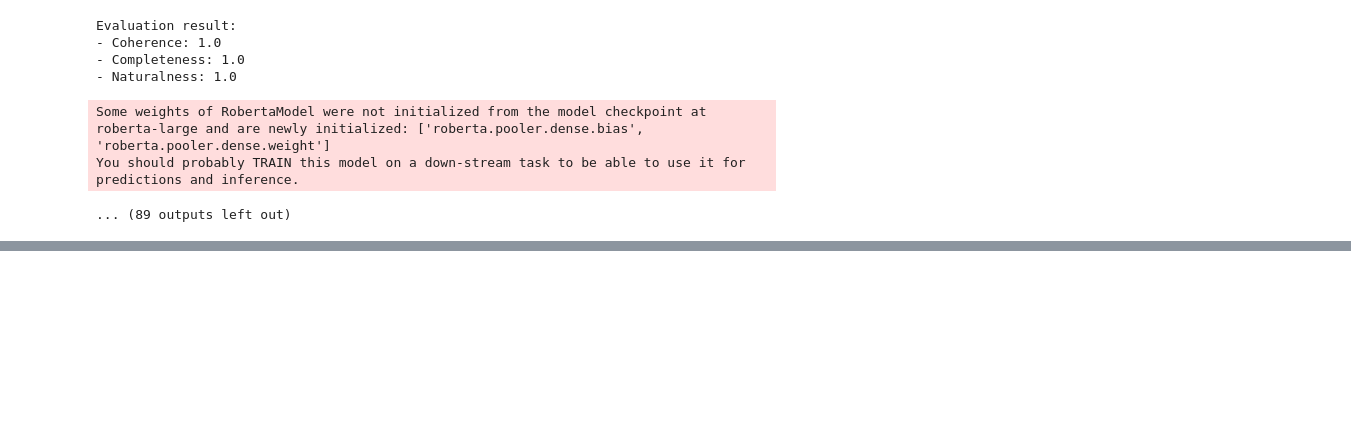
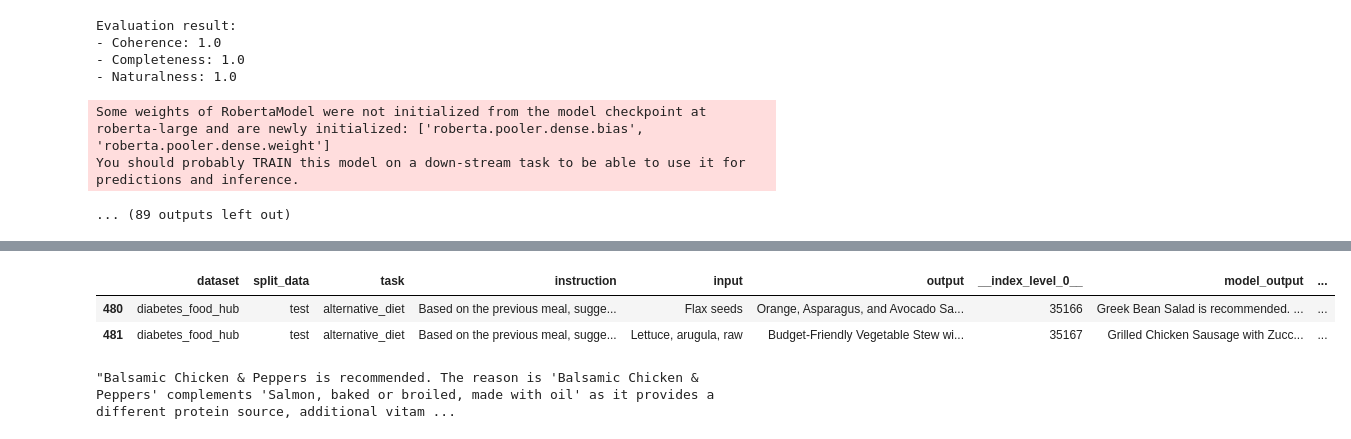
Before and after one commit to HwangIsAce/llm_for_diabetes, a Jupyter notebook: src/model/performance_analysis.ipynb, the cells around one changed output, grey strips where cells are left out. Saved outputs shown, nothing was run; the diff lists cells and outputs as text; code cells hidden in the pictures; blank space fills up the shorter version.

```diff
--- a/src/model/performance_analysis.ipynb
+++ b/src/model/performance_analysis.ipynb
@@ -1072,0 +1052,10 @@ Model Daily Grade 최빈값: D
+# %%
+df[df['task'] == 'alternative_diet'].head(2)
+# %% [output]
+|  | dataset | split_data | task | instruction | input | output | __index_level_0__ | model_output | ... |
+| 480 | diabetes_food_hub | test | alternative_diet | Based on the previous meal, sugge... | Flax seeds | Orange, Asparagus, and Avocado Sa... | 35166 | Greek Bean Salad is recommended. ... | ... |
+| 481 | diabetes_food_hub | test | alternative_diet | Based on the previous meal, sugge... | Lettuce, arugula, raw | Budget-Friendly Vegetable Stew wi... | 35167 | Grilled Chicken Sausage with Zucc... | ... |
+# %%
+df[df['task']=='alternative_diet']['model_output'].iloc[2]
+# %% [output]
+"Balsamic Chicken & Peppers is recommended. The reason is 'Balsamic Chicken & Peppers' complements 'Salmon, baked or broiled, made with oil' as it provides a different protein source, additional vitam ...
```
Also changed, not shown: parts of 13 cells of this notebook, 3 other files.
